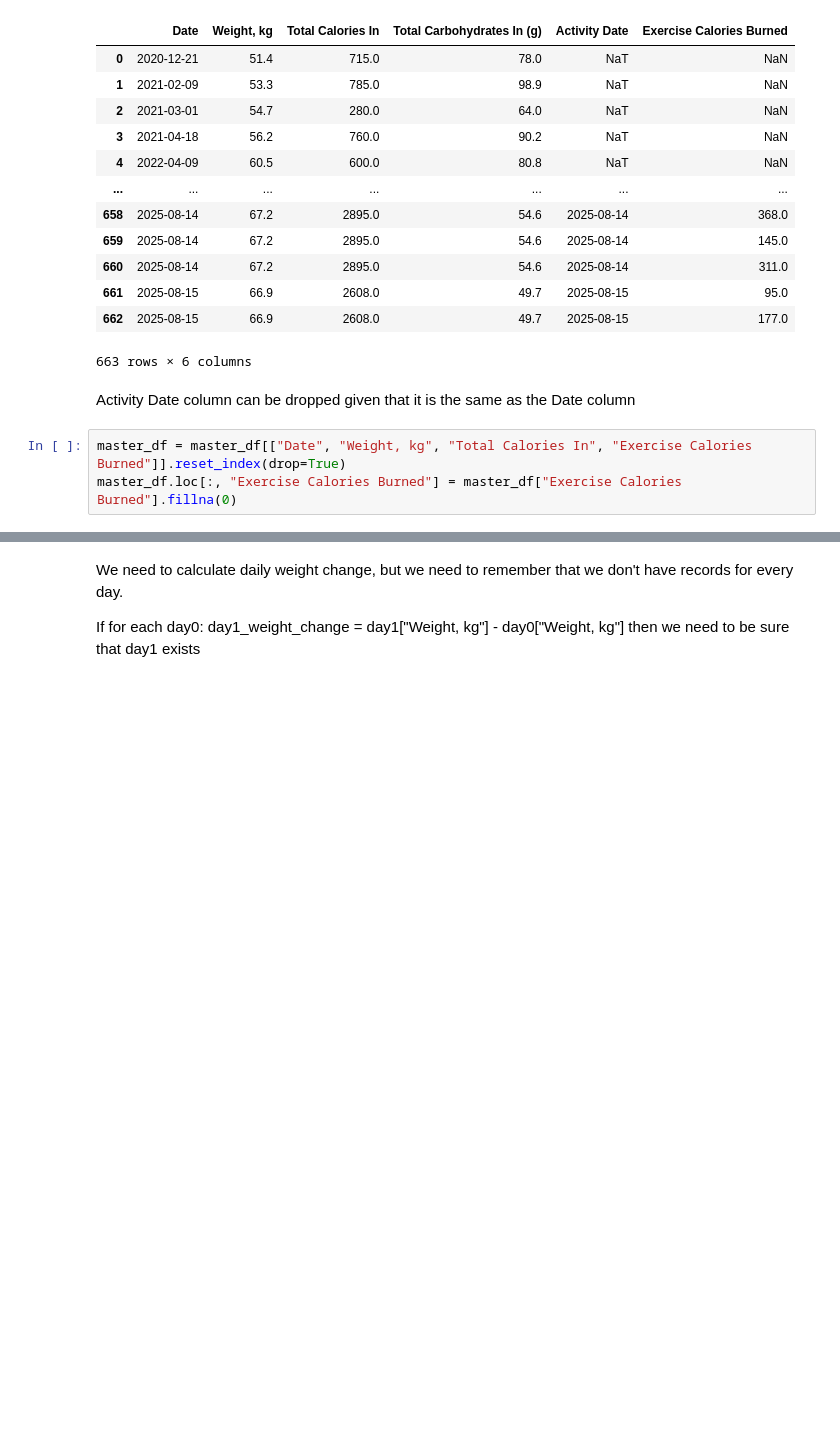
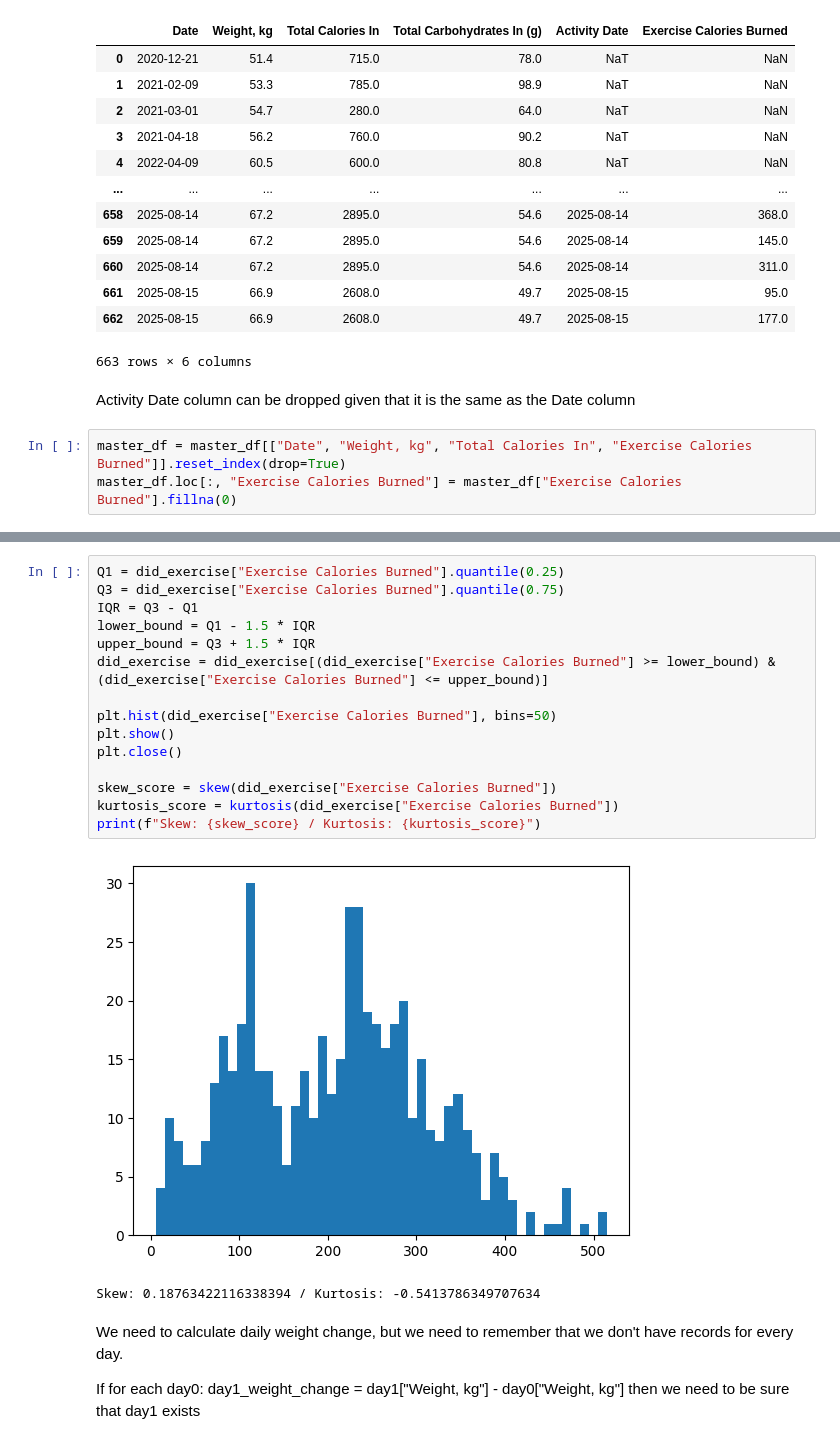
Before and after one commit to notxcharles/Body-Composition-Analysis, a Jupyter notebook: 4. Inferential analysis and Hypothesis testing/Prepare Dataset.ipynb, the cells around one changed output, grey strips where cells are left out. Cells and saved outputs as stored; diff of their text form; blank space fills up the shorter version.

```diff
--- a/4. Inferential analysis and Hypothesis testing/Prepare Dataset.ipynb
+++ b/4. Inferential analysis and Hypothesis testing/Prepare Dataset.ipynb
@@ -136,3 +166,21 @@ master_df.loc[:, "Exercise Calories Burned"] = master_df["Exercise Calories Burn
+# %%
+Q1 = did_exercise["Exercise Calories Burned"].quantile(0.25)
+Q3 = did_exercise["Exercise Calories Burned"].quantile(0.75)
+IQR = Q3 - Q1
+lower_bound = Q1 - 1.5 * IQR
+upper_bound = Q3 + 1.5 * IQR
+did_exercise = did_exercise[(did_exercise["Exercise Calories Burned"] >= lower_bound) & (did_exercise["Exercise Calories Burned"] <= upper_bound)]
+
+plt.hist(did_exercise["Exercise Calories Burned"], bins=50)
+plt.show()
+plt.close()
+
+skew_score = skew(did_exercise["Exercise Calories Burned"])
+kurtosis_score = kurtosis(did_exercise["Exercise Calories Burned"])
+print(f"Skew: {skew_score} / Kurtosis: {kurtosis_score}")
+# %% [output]
+[figure, added]
+Skew: 0.18763422116338394 / Kurtosis: -0.5413786349707634
 # %% [markdown]
 We need to calculate daily weight change, but we need to remember that we don't have records for every day.
 
```
Also changed, not shown: parts of 15 cells of this notebook, 2 other files.
